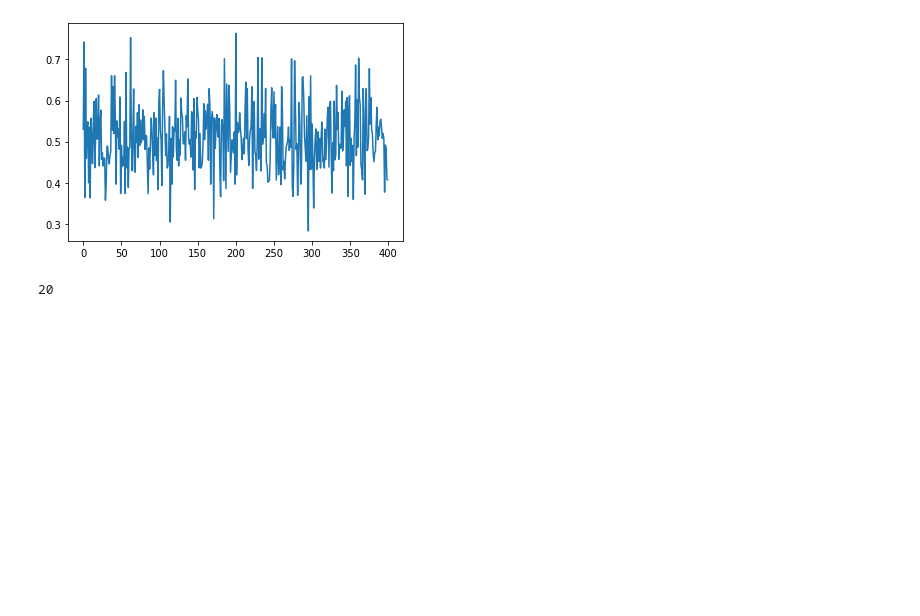
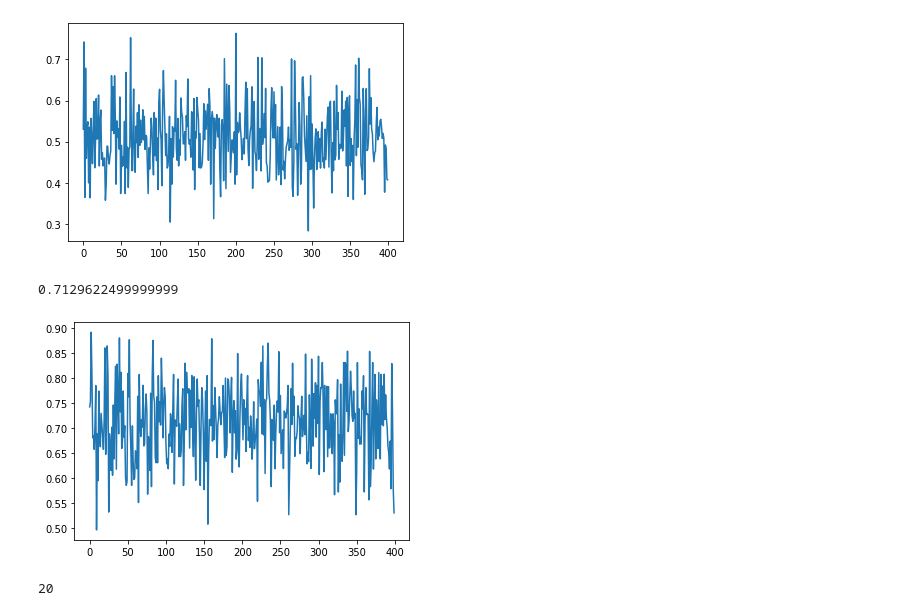
Before and after one commit to DrQuestion/DataMiningLab, a Jupyter notebook: Model_Analysis_COREX.ipynb, the cells around one changed output. Cells and saved outputs as stored; diff of their text form; code cells hidden in the pictures; blank space fills up the shorter version.

Commit message:
jupyter notebook corex output svm analysis

```diff
--- a/Model_Analysis_COREX.ipynb
+++ b/Model_Analysis_COREX.ipynb
@@ -88,13 +88,7 @@ print("")
 matrix_t = matrix.T
 matrix_t.columns = matrix_t.iloc[0]
 matrix_t = matrix_t.drop("Gene_ID", axis=0)
-# Resetting column names without the version of ENS
-col_names = list(matrix_t.columns.values)
-new_col_names = []
-for name in col_names:
-    temp_split = name.split(".")
-    new_col_names.append(temp_split[0])
-matrix_t.columns = new_col_names
+
 print("Transpose matrix shape: {}".format(matrix_t.shape))
 print("")
 
@@ -145,11 +139,6 @@ for i in range(200):
     cluster_id = i
     n_genes = 1000000
 
-    c_gen = model.select_genes(corex_mis, cluster_id, n_genes)
-    c_genes = []
-    for name in c_genes:
-        temp_split = name.split(".")
-        c_genes.append(temp_split[0])
     genes = []
     for name in c_genes:
         if name in cod_genes:
@@ -257,6 +246,18 @@ np.mean(acc)
 # %% [output]
 0.5097945
 [figure]
+# %%
+acc = []
+for i in range(400):
+    j = i+50
+    auc = BayesModel(matrix_t, [set(genes_int1), set(genes_int2)], obj, j)
+    acc.append(auc)
+x = [i for i in range(len(acc))]
+plt.plot(x, acc)
+np.mean(acc)
+# %% [output]
+0.7129622499999999
+[figure, added]
 # %%
 genes_list = list(set(genes_int1).union(set(genes_int2)))
 
```
